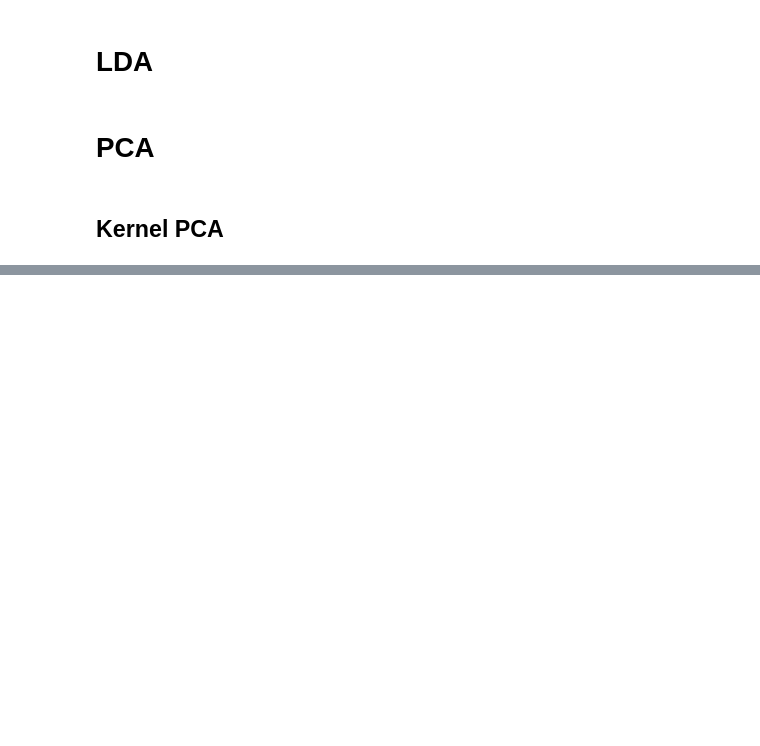
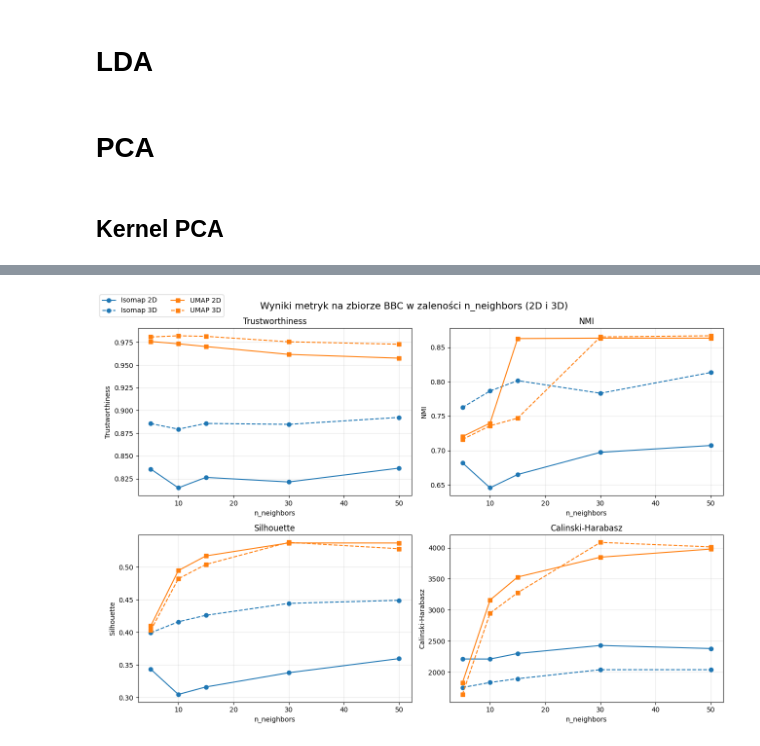
Before and after one commit to wiktorbag/Dimensionality-reduction-project, a Jupyter notebook: experiment3.ipynb, the cells around one changed output, grey strips where cells are left out. Drawn from its saved outputs; the diff is of its cells as text; code cells hidden in the pictures; blank space fills up the shorter version.

```diff
--- a/experiment3.ipynb
+++ b/experiment3.ipynb
@@ -196,0 +301,20 @@ plt.legend()
+# %%
+styles = {
+    ("isomap", 2): ("o-",  "C0", "Isomap 2D"),
+    ("isomap", 3): ("o--", "C0", "Isomap 3D"),
+    ("umap", 2):   ("s-",  "C1", "UMAP 2D"),
+    ("umap", 3):   ("s--", "C1", "UMAP 3D"),
+}
+
+fig, axes = plt.subplots(2, 2, figsize=(13, 9))
+for ax, metric in zip(axes.ravel(), metric_names):
+    for cfg, (fmt, color, label) in styles.items():
+        ax.plot(neighbor_values, res[metric][cfg], fmt, color=color, label=label)
+    ax.set_title(metric); ax.set_xlabel("n_neighbors"); ax.set_ylabel(metric)
+    ax.grid(True, alpha=0.3)
+handles, labels = axes.ravel()[0].get_legend_handles_labels()
+fig.legend(handles, labels, loc="upper left", ncol=2)
+fig.suptitle("Wyniki metryk na zbiorze BBC w zaleności n_neighbors (2D i 3D)", fontsize=14)
+fig.tight_layout(); plt.show()
+# %% [output]
+[figure, added]
```
Also changed, not shown: parts of 8 cells of this notebook.
